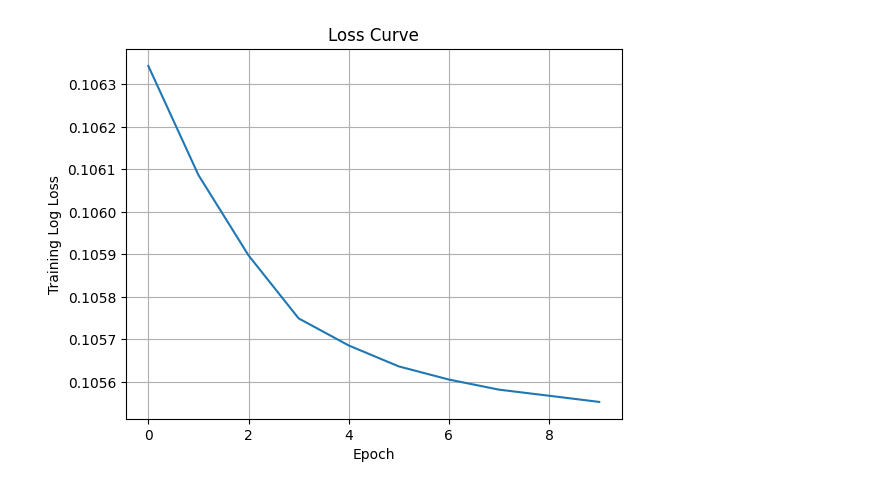
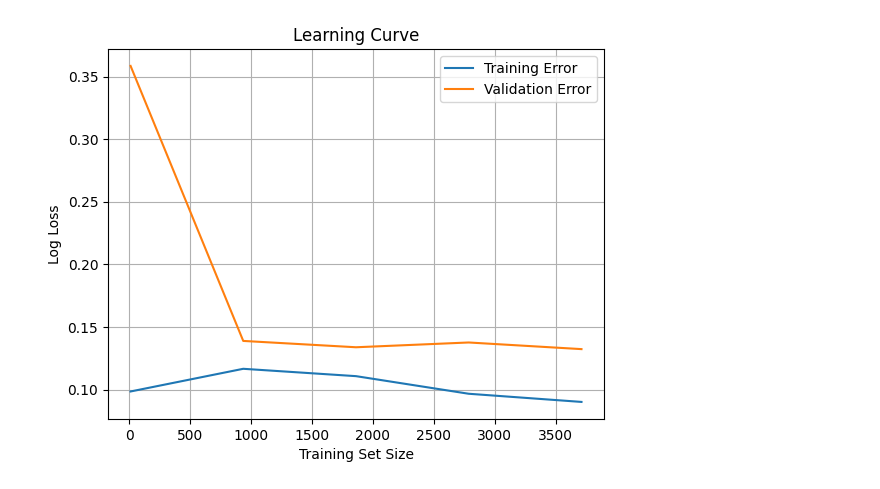
Before and after one commit to jobanpreetsinghnagra/Mushroom_Classification, a Jupyter notebook: eval.ipynb, the cells around one changed output. Saved outputs shown, nothing was run; the diff lists cells and outputs as text; code cells hidden in the pictures.

```diff
--- a/eval.ipynb
+++ b/eval.ipynb
@@ -75,21 +77,32 @@ plt.show()
-# %%
-
-model = LogisticRegression(max_iter=1000, warm_start=True, random_state=5, solver='saga')
-n_epoch = 10
-losses = []
-
-for epoch in range(n_epoch):
-    model.fit(X_train, y_train.ravel())
-    y_train_pred = model.predict_proba(X_train)
-    loss = log_loss(y_train, y_train_pred)
-    losses.append(loss)
-
-# Plot
-plt.plot(range(n_epoch), losses)
-plt.xlabel("Epoch")
-plt.ylabel("Training Log Loss")
-plt.title("Loss Curve")
-plt.grid(True)
-plt.show()
-# %% [output]
-[figure, removed]
+# %%
+#learning Curve x= train size , y = log_loss (train and cv)
+train_errors =[]
+val_errors =[]
+train_size = np.linspace(10,3712,5,dtype=int)
+
+for size in train_size:
+    X_subset = X_train[:size]
+    y_subset = y_train[:size]
+
+
+    model = LogisticRegression(max_iter=100,random_state=5,solver='liblinear')
+    model.fit(X_subset,y_subset.ravel())
+
+    y_subset_pred = model.predict_proba(X_subset)
+    y_val_pred  = model.predict_proba(X_val)
+
+    train_errors.append(log_loss(y_subset, y_subset_pred)) #loss on train set
+    val_errors.append(log_loss(y_val, y_val_pred))#loss on cross validation
+
+
+# Plot
+plt.plot(train_size, train_errors, label="Training Error")
+plt.plot(train_size, val_errors, label="Validation Error")
+plt.xlabel("Training Set Size")
+plt.ylabel("Log Loss")
+plt.title("Learning Curve")
+plt.legend()
+plt.grid(True)
+plt.show()
+# %% [output]
+[figure, added]
```
Also changed, not shown: parts of 6 cells of this notebook, 3 other files.
